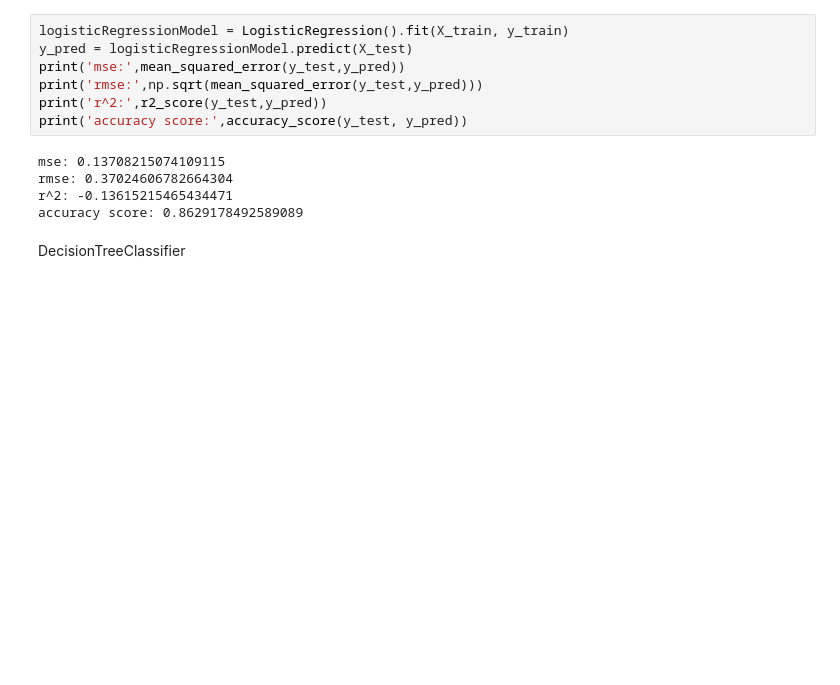
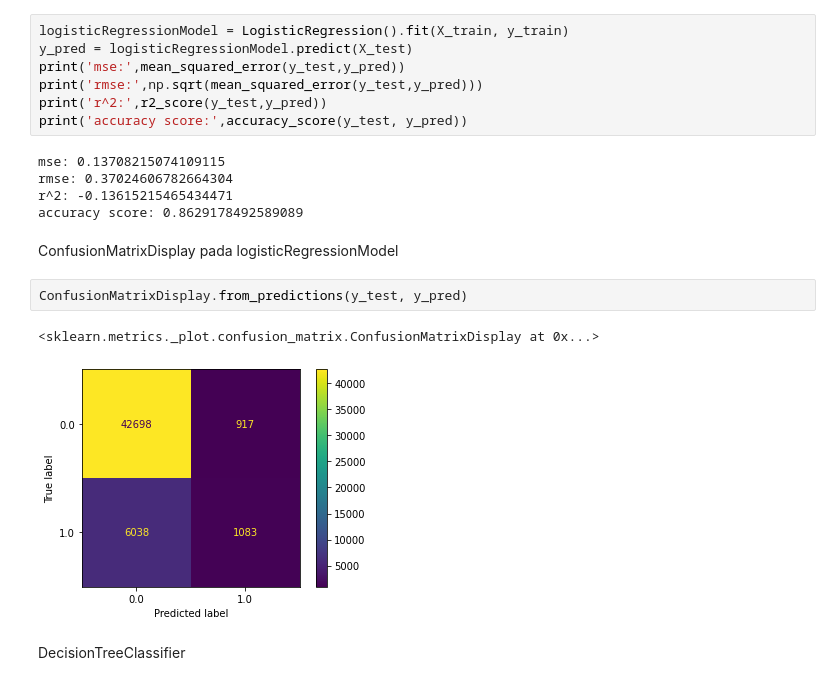
Before and after one commit to alpiansyah1204/ml-terapan-s1, a Jupyter notebook: Machine_Learning_Terapan.ipynb, the cells around one changed output. Cells and saved outputs as stored; diff of their text form; blank space fills up the shorter version.

```diff
--- a/Machine_Learning_Terapan.ipynb
+++ b/Machine_Learning_Terapan.ipynb
@@ -291,6 +325,13 @@ mse: 0.13708215074109115
 rmse: 0.37024606782664304
 r^2: -0.13615215465434471
 accuracy score: 0.8629178492589089
+# %% [markdown]
+ConfusionMatrixDisplay pada logisticRegressionModel
+# %%
+ConfusionMatrixDisplay.from_predictions(y_test, y_pred)
+# %% [output]
+<sklearn.metrics._plot.confusion_matrix.ConfusionMatrixDisplay at 0x...>
+[figure, added]
 # %% [markdown]
 DecisionTreeClassifier
 # %%
```
Also changed, not shown: parts of 29 cells of this notebook, 1 other file.
